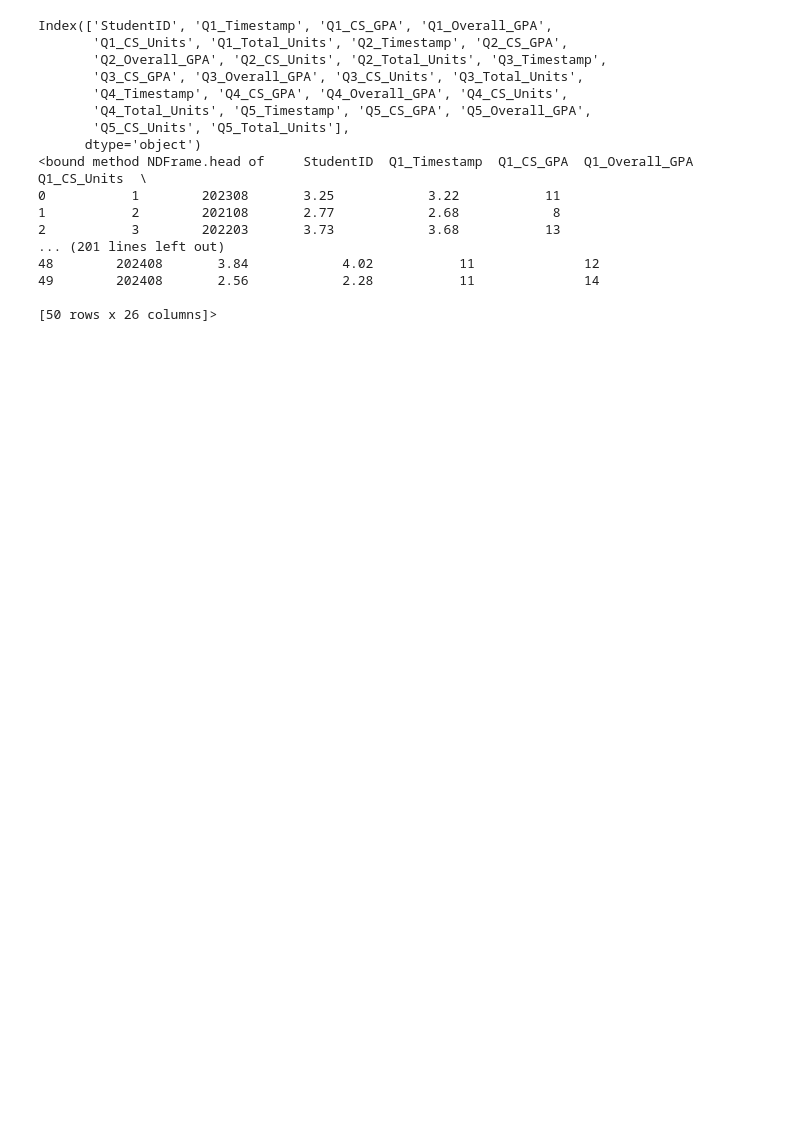
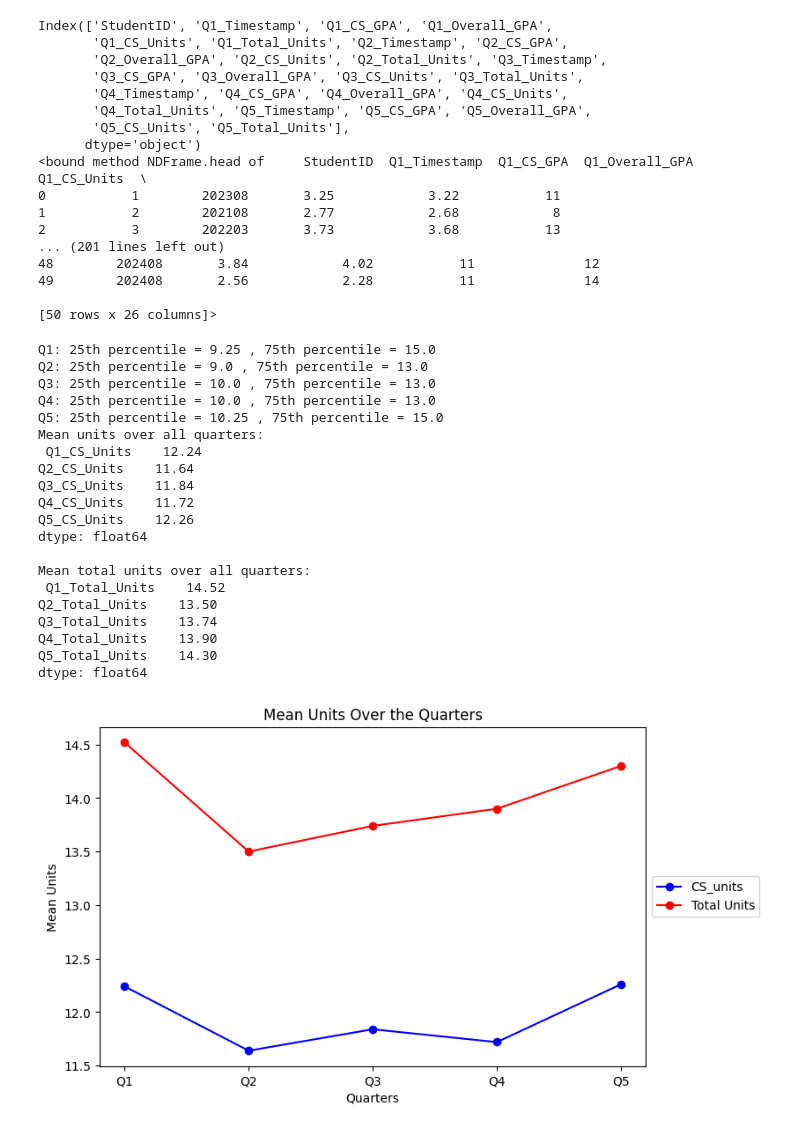
Before and after one commit to atri5/Luplab-data-exploration, a Jupyter notebook: exploration.ipynb, the cells around one changed output. Saved outputs shown, nothing was run; the diff lists cells and outputs as text; code cells hidden in the pictures; blank space fills up the shorter version.

Commit message:
basic mean analysis between quarters

```diff
--- a/exploration.ipynb
+++ b/exploration.ipynb
@@ -45,0 +41,51 @@ outliers = df[(df['Height'] < Q1 - threshold * IQR) | (df['Height'] > Q3 + thres
+# %%
+# Explore percentiles of CS units taken from quarter to quarter
+print("Q1: 25th percentile =", df['Q1_CS_Units'].quantile(0.25), ", 75th percentile =", df['Q1_CS_Units'].quantile(0.75))
+print("Q2: 25th percentile =", df['Q2_CS_Units'].quantile(0.25), ", 75th percentile =", df['Q2_CS_Units'].quantile(0.75))
+print("Q3: 25th percentile =", df['Q3_CS_Units'].quantile(0.25), ", 75th percentile =", df['Q3_CS_Units'].quantile(0.75))
+print("Q4: 25th percentile =", df['Q4_CS_Units'].quantile(0.25), ", 75th percentile =", df['Q4_CS_Units'].quantile(0.75))
+print("Q5: 25th percentile =", df['Q5_CS_Units'].quantile(0.25), ", 75th percentile =", df['Q5_CS_Units'].quantile(0.75))
+
+# Calculate and print the mean CS units over all quarters
+mean_cs_units = df[['Q1_CS_Units', 'Q2_CS_Units', 'Q3_CS_Units', 'Q4_CS_Units', 'Q5_CS_Units']].mean()
+print("Mean units over all quarters:\n", mean_cs_units, '\n')
+
+#calculate and print the mean of all units over all quarters
+mean_units = df[['Q1_Total_Units', 'Q2_Total_Units', 'Q3_Total_Units', 'Q4_Total_Units', 'Q5_Total_Units']].mean()
+print("Mean total units over all quarters:\n", mean_units, '\n')
+
+
+quarters = ['Q1', 'Q2', 'Q3', 'Q4', 'Q5']
+#plot the trend of mean CS units over all quarters
+plt.figure(figsize=(8, 5))
+plt.plot(quarters, mean_cs_units.values, marker='o', linestyle='-', color='b', label = 'CS_units')
+plt.plot(quarters, mean_units.values, marker = 'o', linestyle ='-', color = 'r', label = 'Total Units')
+plt.title('Mean Units Over the Quarters')
+plt.xlabel('Quarters')
+plt.ylabel('Mean Units')
+plt.legend(loc='center left', bbox_to_anchor=(1, 0.5))
+
+# Display the plot
+plt.show()
+# %% [output]
+Q1: 25th percentile = 9.25 , 75th percentile = 15.0
+Q2: 25th percentile = 9.0 , 75th percentile = 13.0
+Q3: 25th percentile = 10.0 , 75th percentile = 13.0
+Q4: 25th percentile = 10.0 , 75th percentile = 13.0
+Q5: 25th percentile = 10.25 , 75th percentile = 15.0
+Mean units over all quarters:
+ Q1_CS_Units    12.24
+Q2_CS_Units    11.64
+Q3_CS_Units    11.84
+Q4_CS_Units    11.72
+Q5_CS_Units    12.26
+dtype: float64
+
+Mean total units over all quarters:
+ Q1_Total_Units    14.52
+Q2_Total_Units    13.50
+Q3_Total_Units    13.74
+Q4_Total_Units    13.90
+Q5_Total_Units    14.30
+dtype: float64
+[figure, added]
```
Also changed, not shown: parts of 4 cells of this notebook.
